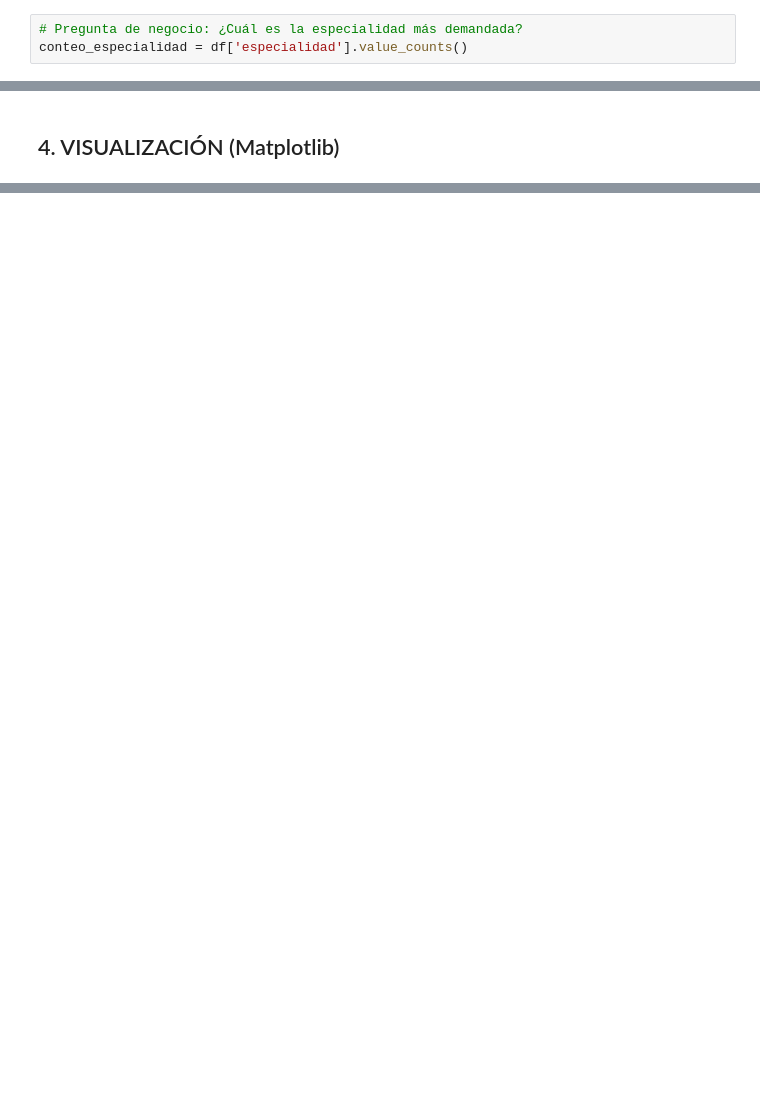
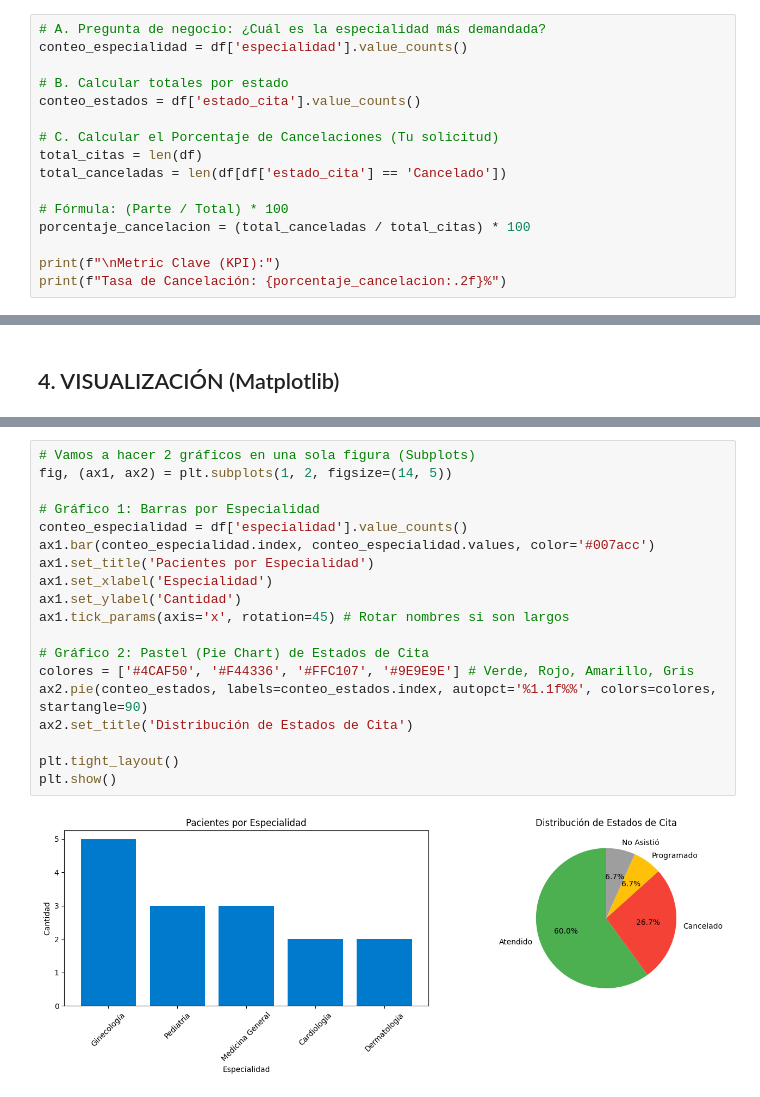
Before and after one commit to DanCruzA/Data-Analysis-Health-Sector, a Jupyter notebook: Analisis_Citas_Clinica.ipynb, the cells around one changed output, grey strips where cells are left out. Cells and saved outputs as stored; diff of their text form; blank space fills up the shorter version.

```diff
--- a/Analisis_Citas_Clinica.ipynb
+++ b/Analisis_Citas_Clinica.ipynb
@@ -68,3 +90,16 @@ Fechas que no se pudieron leer (NaT):
 # %%
-# Pregunta de negocio: ¿Cuál es la especialidad más demandada?
+# A. Pregunta de negocio: ¿Cuál es la especialidad más demandada?
 conteo_especialidad = df['especialidad'].value_counts()
+
+# B. Calcular totales por estado
+conteo_estados = df['estado_cita'].value_counts()
+
+# C. Calcular el Porcentaje de Cancelaciones (Tu solicitud)
+total_citas = len(df)
+total_canceladas = len(df[df['estado_cita'] == 'Cancelado'])
+
+# Fórmula: (Parte / Total) * 100
+porcentaje_cancelacion = (total_canceladas / total_citas) * 100
+
+print(f"\nMetric Clave (KPI):")
+print(f"Tasa de Cancelación: {porcentaje_cancelacion:.2f}%")
@@ -84,0 +123,21 @@ plt.show()
+# %%
+# Vamos a hacer 2 gráficos en una sola figura (Subplots)
+fig, (ax1, ax2) = plt.subplots(1, 2, figsize=(14, 5))
+
+# Gráfico 1: Barras por Especialidad
+conteo_especialidad = df['especialidad'].value_counts()
+ax1.bar(conteo_especialidad.index, conteo_especialidad.values, color='#007acc')
+ax1.set_title('Pacientes por Especialidad')
+ax1.set_xlabel('Especialidad')
+ax1.set_ylabel('Cantidad')
+ax1.tick_params(axis='x', rotation=45) # Rotar nombres si son largos
+
+# Gráfico 2: Pastel (Pie Chart) de Estados de Cita
+colores = ['#4CAF50', '#F44336', '#FFC107', '#9E9E9E'] # Verde, Rojo, Amarillo, Gris
+ax2.pie(conteo_estados, labels=conteo_estados.index, autopct='%1.1f%%', colors=colores, startangle=90)
+ax2.set_title('Distribución de Estados de Cita')
+
+plt.tight_layout()
+plt.show()
+# %% [output]
+[figure, added]
```
Also changed, not shown: parts of 5 cells of this notebook.
